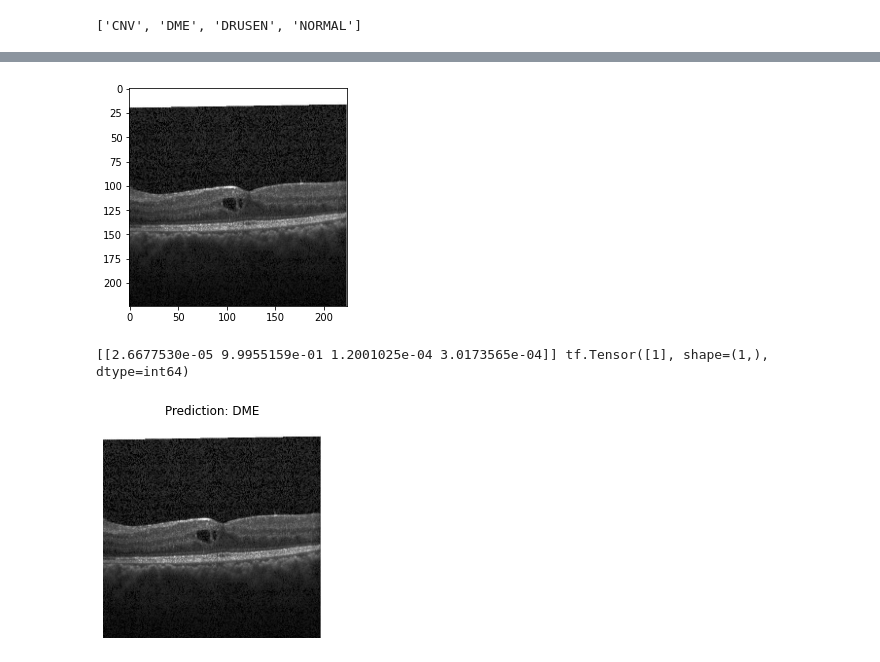
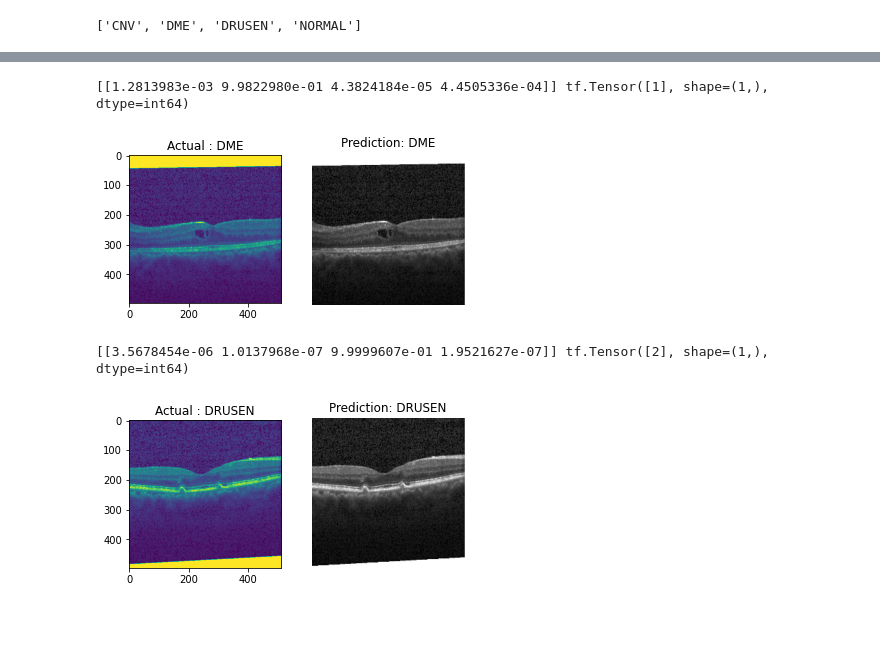
Before and after one commit to lakshminarayana9565/vftvk-Simple-Interest-Calculator, a Jupyter notebook: full-model-vgg16-classification.ipynb, the cells around one changed output, grey strips where cells are left out. Cells and saved outputs as stored; diff of their text form; code cells hidden in the pictures; blank space fills up the shorter version.

```diff
--- a/full-model-vgg16-classification.ipynb
+++ b/full-model-vgg16-classification.ipynb
@@ -451,10 +460,15 @@ pred_and_plot(model,file_name2,class_names)
 # %%
 file_name3="../input/kermany2018/OCT2017 /val/DME/DME-9721607-1.jpeg"
-pred_and_plot(model,file_name3,class_names)
+pred_and_plot(model,file_name3,"DME",class_names)
 # %% [output]
+[[1.2813983e-03 9.9822980e-01 4.3824184e-05 4.4505336e-04]] tf.Tensor([1], shape=(1,), dtype=int64)
-[figure, old version]
+[figure, new version]
-[[2.6677530e-05 9.9955159e-01 1.2001025e-04 3.0173565e-04]] tf.Tensor([1], shape=(1,), dtype=int64)
-[figure, removed]
+# %%
+file_name4="../input/kermany2018/OCT2017 /val/DRUSEN/DRUSEN-9837663-1.jpeg"
+pred_and_plot(model,file_name4,"DRUSEN",class_names)
+# %% [output]
+[[3.5678454e-06 1.0137968e-07 9.9999607e-01 1.9521627e-07]] tf.Tensor([2], shape=(1,), dtype=int64)
+[figure, added]
 # %%
 from sklearn.metrics import classification_report
 print(classification_report(y_labels, pred_classes,target_names=class_names))
```
Also changed, not shown: parts of 15 cells of this notebook.
